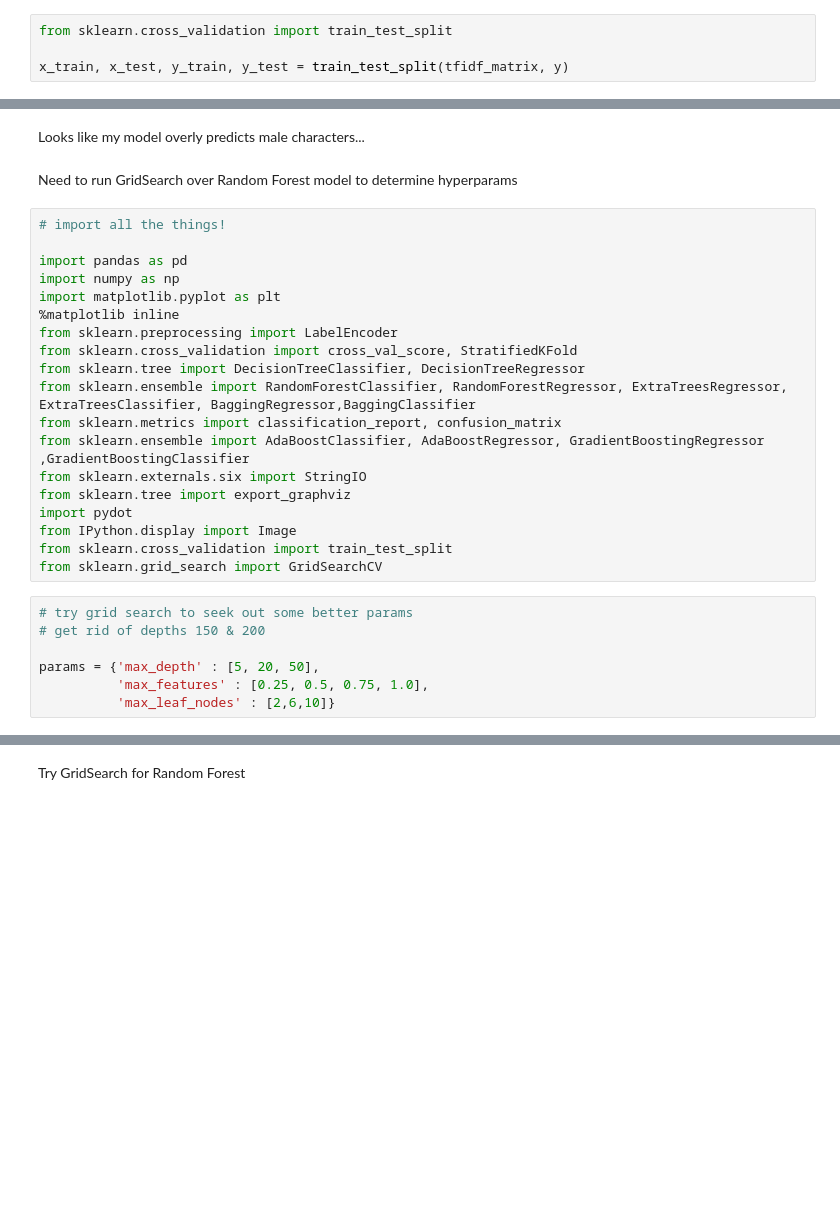
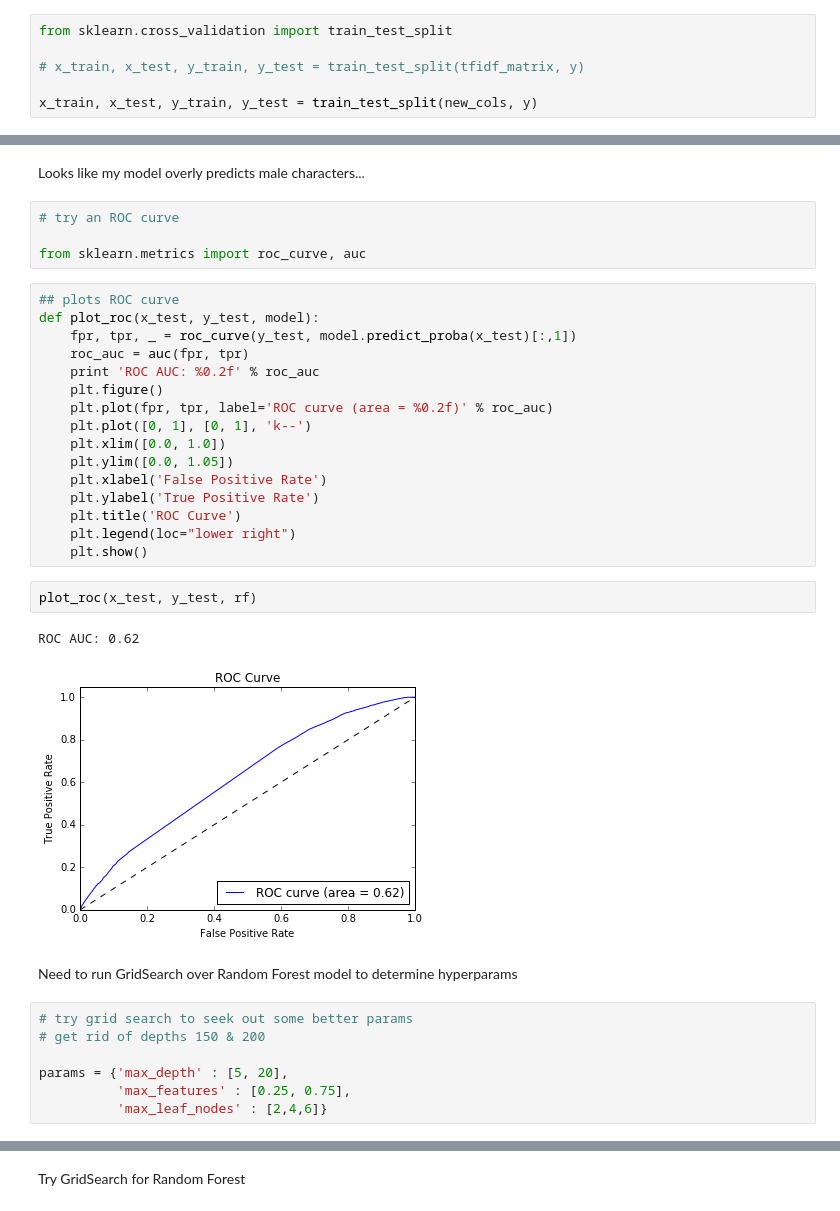
Before and after one commit to jillianhade/capstone_project, a Jupyter notebook: simpson_csv_preprocessing.ipynb, the cells around one changed output, grey strips where cells are left out. Cells and saved outputs as stored; diff of their text form; blank space fills up the shorter version.

```diff
--- a/simpson_csv_preprocessing.ipynb
+++ b/simpson_csv_preprocessing.ipynb
@@ -85,7 +110,9 @@ np.mean(y)
 # %%
 from sklearn.cross_validation import train_test_split
 
-x_train, x_test, y_train, y_test = train_test_split(tfidf_matrix, y)
+# x_train, x_test, y_train, y_test = train_test_split(tfidf_matrix, y)
+
+x_train, x_test, y_train, y_test = train_test_split(new_cols, y)
 # %%
 # do label encoder before fed to train test
 # %%
@@ -136,33 +191,39 @@ confusion
 # %% [markdown]
 Looks like my model overly predicts male characters...
+# %%
+# try an ROC curve
+
+from sklearn.metrics import roc_curve, auc
+# %%
+## plots ROC curve
+def plot_roc(x_test, y_test, model):
+    fpr, tpr, _ = roc_curve(y_test, model.predict_proba(x_test)[:,1])
+    roc_auc = auc(fpr, tpr)
+    print 'ROC AUC: %0.2f' % roc_auc
+    plt.figure()
+    plt.plot(fpr, tpr, label='ROC curve (area = %0.2f)' % roc_auc)
+    plt.plot([0, 1], [0, 1], 'k--')
+    plt.xlim([0.0, 1.0])
+    plt.ylim([0.0, 1.05])
+    plt.xlabel('False Positive Rate')
+    plt.ylabel('True Positive Rate')
+    plt.title('ROC Curve')
+    plt.legend(loc="lower right")
+    plt.show()
+# %%
+plot_roc(x_test, y_test, rf)
+# %% [output]
+ROC AUC: 0.62
+[figure, added]
 # %% [markdown]
 Need to run GridSearch over Random Forest model to determine hyperparams
-# %%
-# import all the things!
-
-import pandas as pd
-import numpy as np
-import matplotlib.pyplot as plt
-%matplotlib inline
-from sklearn.preprocessing import LabelEncoder
-from sklearn.cross_validation import cross_val_score, StratifiedKFold
-from sklearn.tree import DecisionTreeClassifier, DecisionTreeRegressor
-from sklearn.ensemble import RandomForestClassifier, RandomForestRegressor, ExtraTreesRegressor, ExtraTreesClassifier, BaggingRegressor,BaggingClassifier
-from sklearn.metrics import classification_report, confusion_matrix
-from sklearn.ensemble import AdaBoostClassifier, AdaBoostRegressor, GradientBoostingRegressor ,GradientBoostingClassifier
-from sklearn.externals.six import StringIO
-from sklearn.tree import export_graphviz
-import pydot
-from IPython.display import Image
-from sklearn.cross_validation import train_test_split
-from sklearn.grid_search import GridSearchCV
 # %%
 # try grid search to seek out some better params
 # get rid of depths 150 & 200
 
-params = {'max_depth' : [5, 20, 50],
-          'max_features' : [0.25, 0.5, 0.75, 1.0],
-          'max_leaf_nodes' : [2,6,10]}
+params = {'max_depth' : [5, 20],
+          'max_features' : [0.25, 0.75],
+          'max_leaf_nodes' : [2,4,6]}
 # %%
 # try GridSearchCV on Random Forest
 
```
Also changed, not shown: parts of 19 cells of this notebook.
